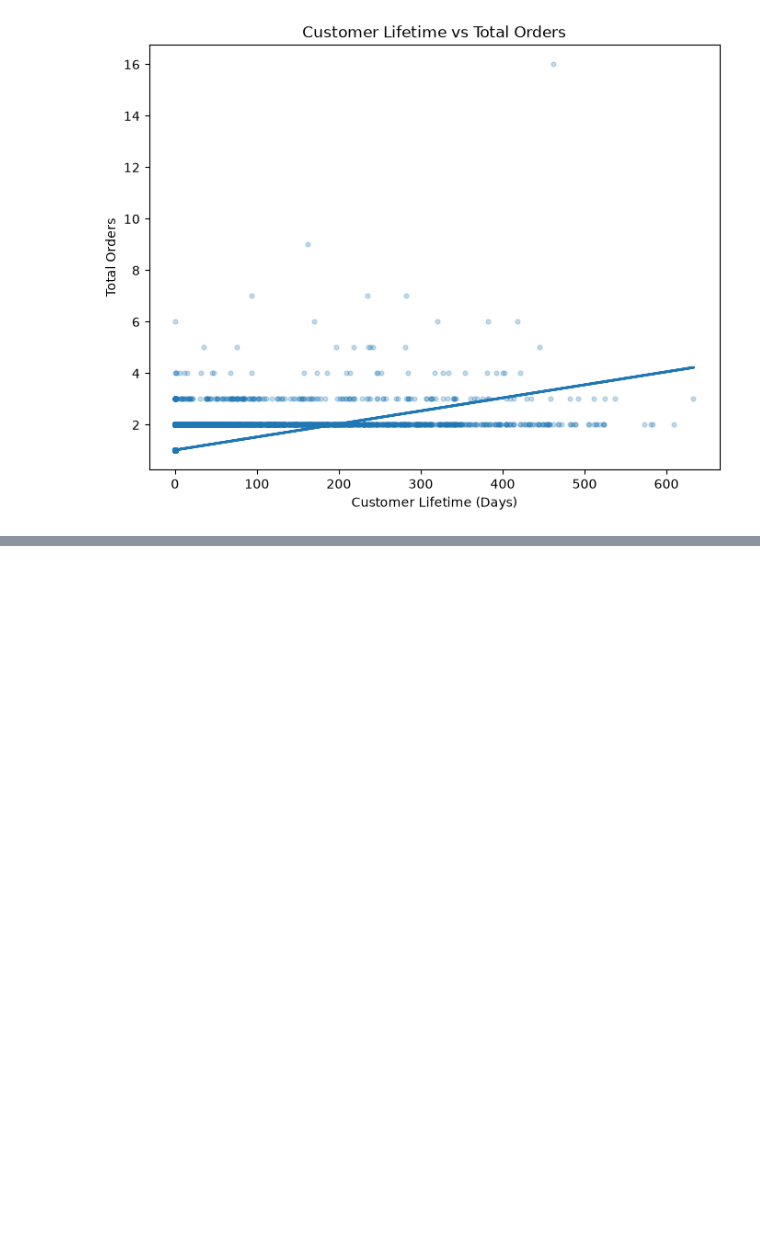
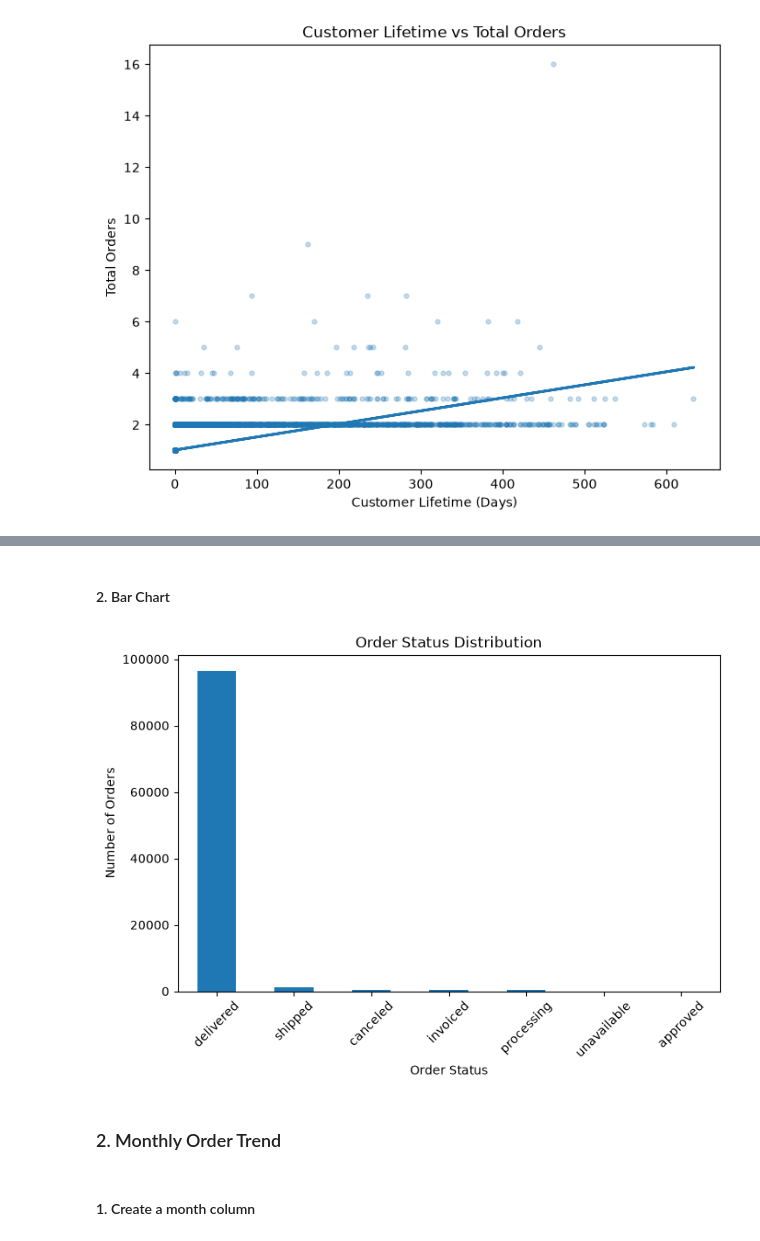
Before and after one commit to anees555/Customer-Intelligent-Platform, a Jupyter notebook: notebooks/04_visual_eda.ipynb, the cells around one changed output, grey strips where cells are left out. Drawn from its saved outputs; the diff is of its cells as text; code cells hidden in the pictures; blank space fills up the shorter version.

Commit message:
visual eda : order analysis completed

```diff
--- a/notebooks/04_visual_eda.ipynb
+++ b/notebooks/04_visual_eda.ipynb
@@ -500,0 +527,25 @@ plt.show()
+# %% [markdown]
+#### 2. Bar Chart
+# %%
+
+status = order_df["order_status"].value_counts()
+
+plt.figure(figsize=(8,5))
+
+status.plot(kind="bar")
+
+plt.title("Order Status Distribution")
+
+plt.xlabel("Order Status")
+
+plt.ylabel("Number of Orders")
+
+plt.xticks(rotation=45)
+
+plt.show()
+# %% [output]
+[figure, added]
+# %% [markdown]
+### 2. Monthly Order Trend
+# %% [markdown]
+#### 1. Create a month column
```
Also changed, not shown: parts of 17 cells of this notebook, 2 other files.
